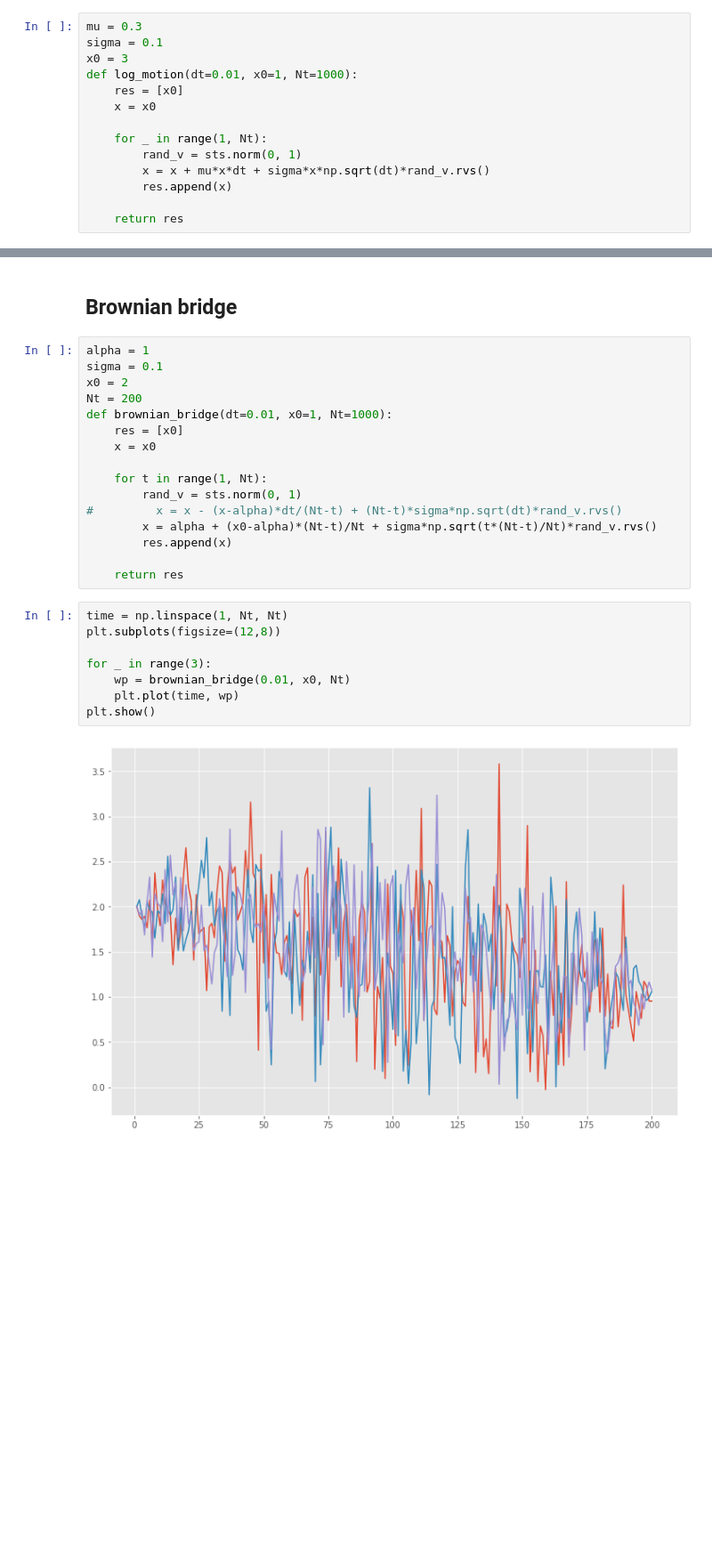
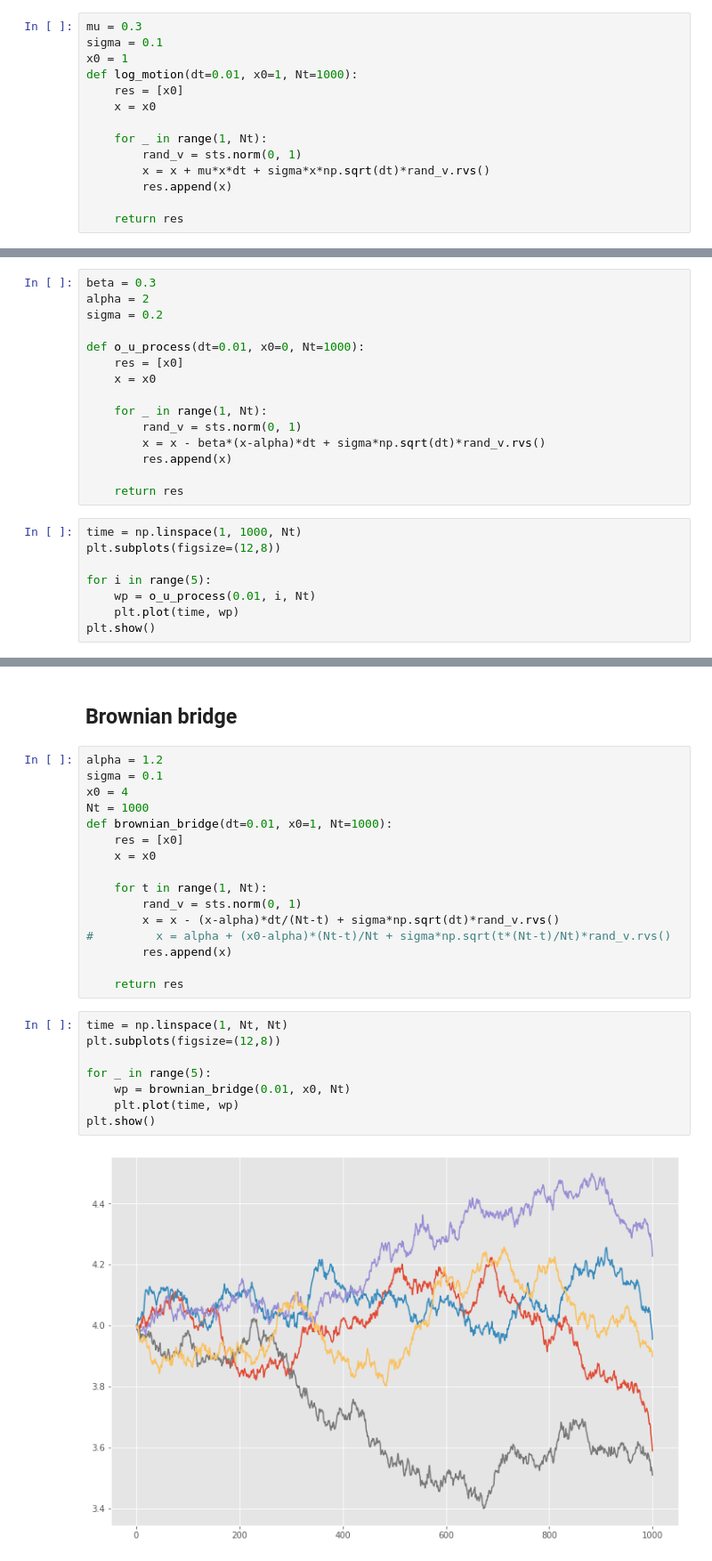
Before and after one commit to kirillzx/Math-projects, a Jupyter notebook: Stochastic Differential Equations/Stochastic_DE.ipynb, the cells around one changed output, grey strips where cells are left out. Shown at 89% size. Drawn from its saved outputs; the diff is of its cells as text; blank space fills up the shorter version.

```diff
--- a/Stochastic Differential Equations/Stochastic_DE.ipynb
+++ b/Stochastic Differential Equations/Stochastic_DE.ipynb
@@ -42,7 +50,7 @@ wp[t]*t/2 + (rand_eta.rvs()*t**(3/2))/(2*np.sqrt(3))
 # %%
 mu = 0.3
 sigma = 0.1
-x0 = 3
+x0 = 1
 def log_motion(dt=0.01, x0=1, Nt=1000):
     res = [x0]
     x = x0
@@ -77,0 +88,23 @@ wp[t]*t/2 + (rand_eta.rvs()*t**(3/2))/(2*np.sqrt(3))
+# %%
+beta = 0.3
+alpha = 2
+sigma = 0.2
+
+def o_u_process(dt=0.01, x0=0, Nt=1000):
+    res = [x0]
+    x = x0
+
+    for _ in range(1, Nt):
+        rand_v = sts.norm(0, 1)
+        x = x - beta*(x-alpha)*dt + sigma*np.sqrt(dt)*rand_v.rvs()
+        res.append(x)
+
+    return res
+# %%
+time = np.linspace(1, 1000, Nt)
+plt.subplots(figsize=(12,8))
+
+for i in range(5):
+    wp = o_u_process(0.01, i, Nt)
+    plt.plot(time, wp)
+plt.show()
@@ -78,31 +113,31 @@ wp[t]*t/2 + (rand_eta.rvs()*t**(3/2))/(2*np.sqrt(3))
 # %% [markdown]
 ## Brownian bridge
 # %%
-alpha = 1
+alpha = 1.2
 sigma = 0.1
-x0 = 2
-Nt = 200
+x0 = 4
+Nt = 1000
 def brownian_bridge(dt=0.01, x0=1, Nt=1000):
     res = [x0]
     x = x0
 
     for t in range(1, Nt):
         rand_v = sts.norm(0, 1)
-#         x = x - (x-alpha)*dt/(Nt-t) + (Nt-t)*sigma*np.sqrt(dt)*rand_v.rvs()
-        x = alpha + (x0-alpha)*(Nt-t)/Nt + sigma*np.sqrt(t*(Nt-t)/Nt)*rand_v.rvs()
+        x = x - (x-alpha)*dt/(Nt-t) + sigma*np.sqrt(dt)*rand_v.rvs()
+#         x = alpha + (x0-alpha)*(Nt-t)/Nt + sigma*np.sqrt(t*(Nt-t)/Nt)*rand_v.rvs()
         res.append(x)
 
     return res
 # %%
 time = np.linspace(1, Nt, Nt)
 plt.subplots(figsize=(12,8))
 
-for _ in range(3):
+for _ in range(5):
     wp = brownian_bridge(0.01, x0, Nt)
     plt.plot(time, wp)
 plt.show()
 # %% [output]
-[figure, old version]
+[figure, new version]
 # %%
 def x(t):
     rand_v = sts.norm(0, 1)
```
Also changed, not shown: parts of 17 cells of this notebook.
